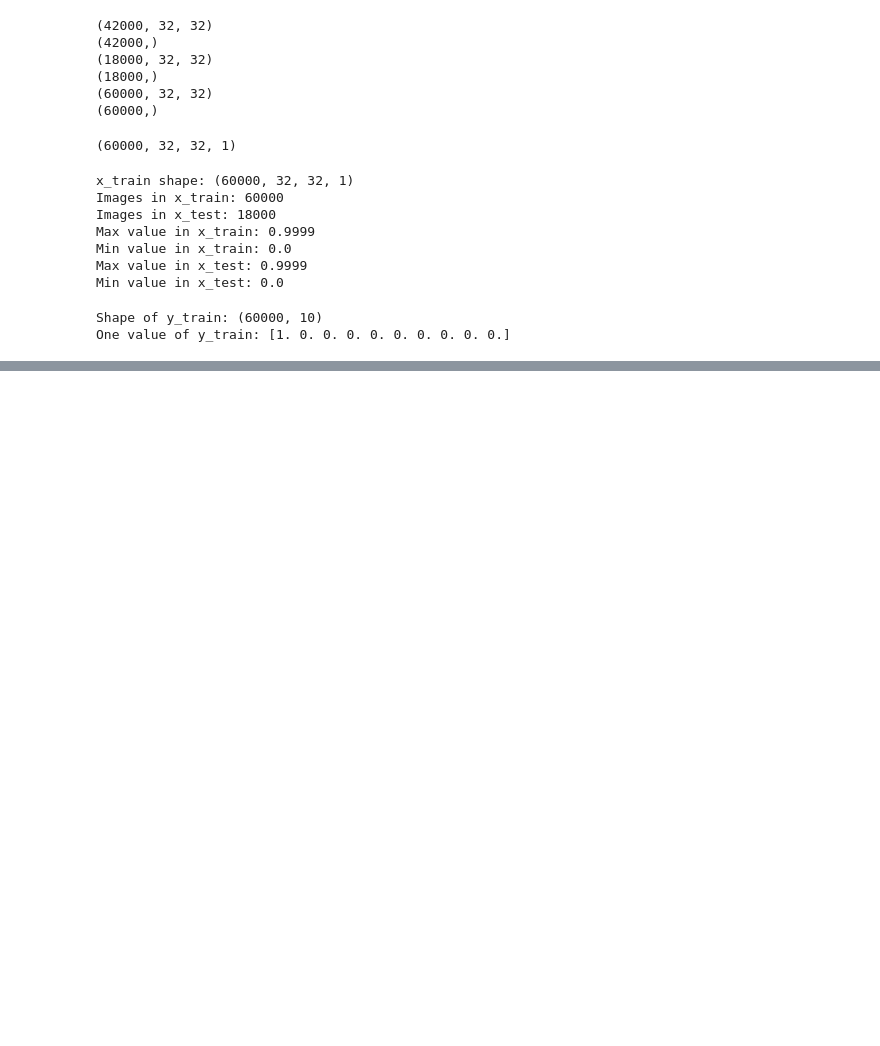
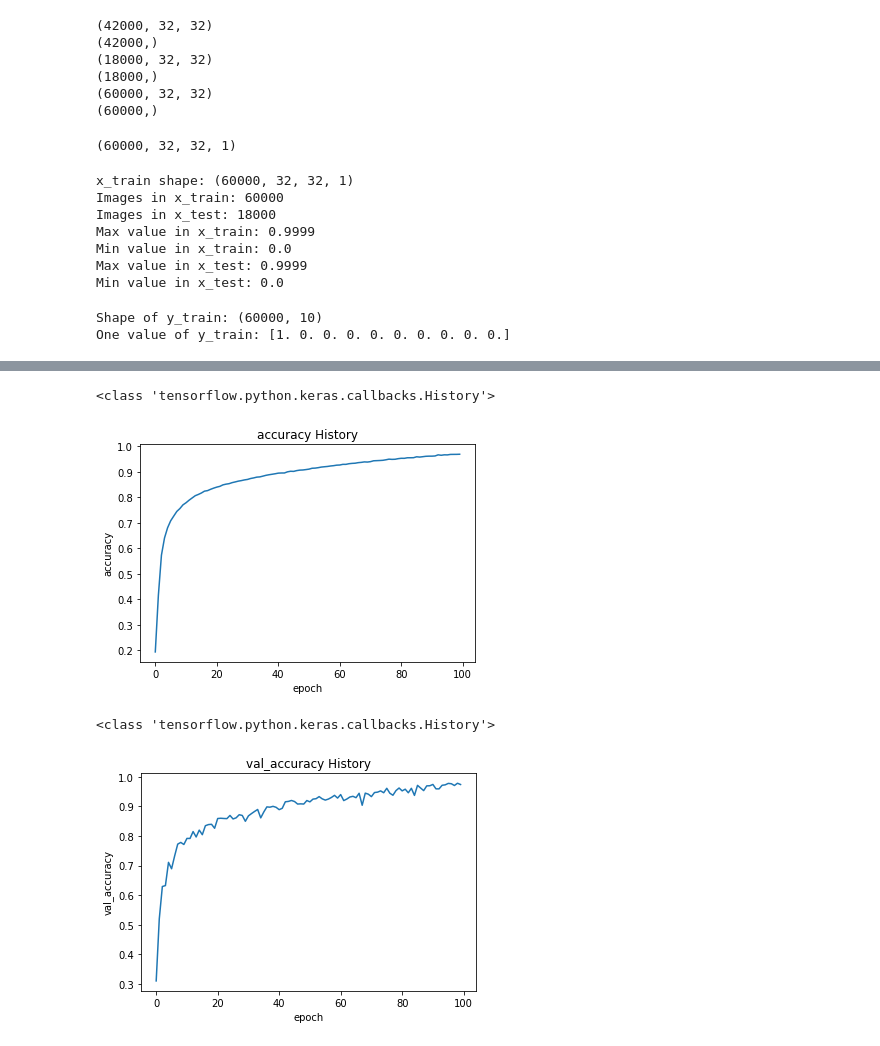
Before and after one commit to varunkr24/AIML, a Jupyter notebook: Image_Classification.ipynb, the cells around one changed output, grey strips where cells are left out. Saved outputs shown, nothing was run; the diff lists cells and outputs as text; code cells hidden in the pictures; blank space fills up the shorter version.

```diff
--- a/Image_Classification.ipynb
+++ b/Image_Classification.ipynb
@@ -217,3 +293,30 @@ Epoch 100/100
+# %%
+def plot_loss(hist):
+  # plot the accuracy
+  plt.title('accuracy History')
+  plt.plot(hist.history['accuracy'])
+  plt.ylabel('accuracy')
+  plt.xlabel('epoch')
+  plt.show()
+
+print(type(model_3))
+plot_loss(model_3)
+
+def plot_loss(hist):
+  # plot the val_accuracy
+  plt.title('val_accuracy History')
+  plt.plot(hist.history['val_accuracy'])
+  plt.ylabel('val_accuracy')
+  plt.xlabel('epoch')
+  plt.show()
+
+print(type(model_3))
+plot_loss(model_3)
+# %% [output]
+<class 'tensorflow.python.keras.callbacks.History'>
+[figure, added]
+<class 'tensorflow.python.keras.callbacks.History'>
+[figure, added]
 # %%
 def create_model(lr, Lambda):
 
```
Also changed, not shown: parts of 8 cells of this notebook.
